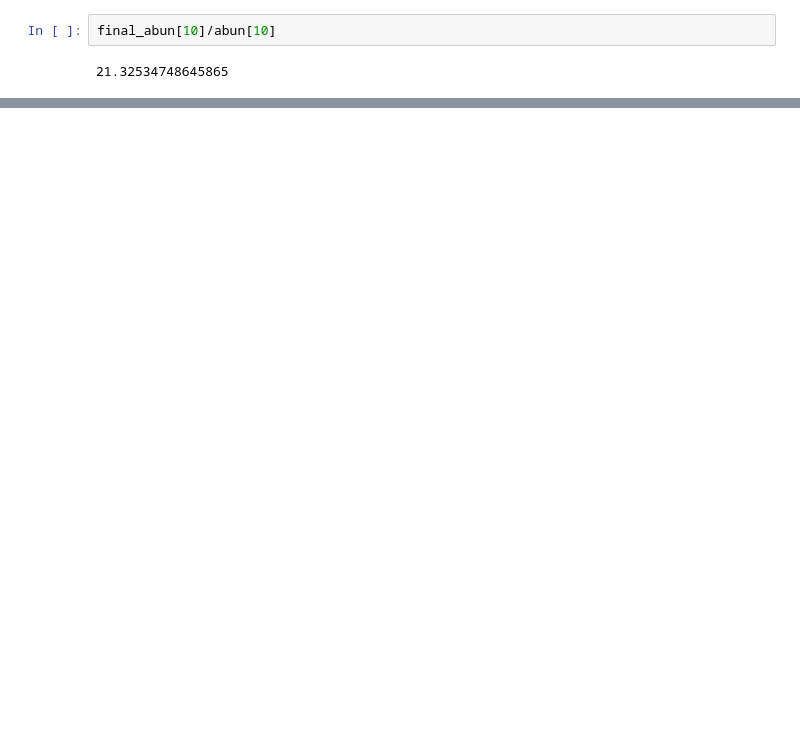
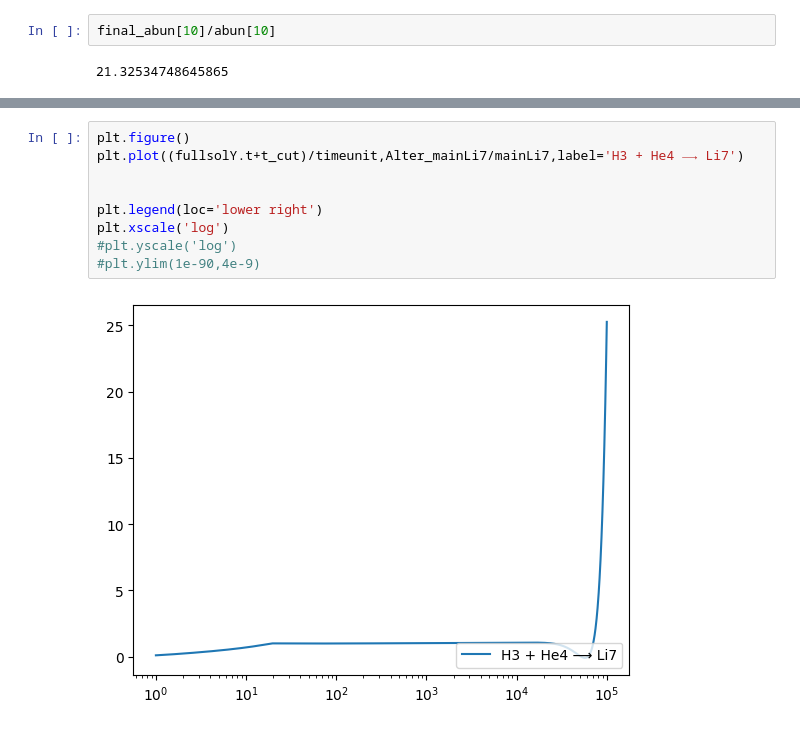
Before and after one commit to hansbdein/Speciale, a Jupyter notebook: full_size_network.ipynb, the cells around one changed output, grey strips where cells are left out. Drawn from its saved outputs; the diff is of its cells as text; blank space fills up the shorter version.

```diff
--- a/full_size_network.ipynb
+++ b/full_size_network.ipynb
@@ -1066,0 +1191,11 @@ final_abun[10]/abun[10]
+# %%
+plt.figure()
+plt.plot((fullsolY.t+t_cut)/timeunit,Alter_mainLi7/mainLi7,label='H3 + He4 ⟶ Li7')
+
+
+plt.legend(loc='lower right')
+plt.xscale('log')
+#plt.yscale('log')
+#plt.ylim(1e-90,4e-9)
+# %% [output]
+[figure, added]
```
Also changed, not shown: parts of 15 cells of this notebook, 5 other files.
